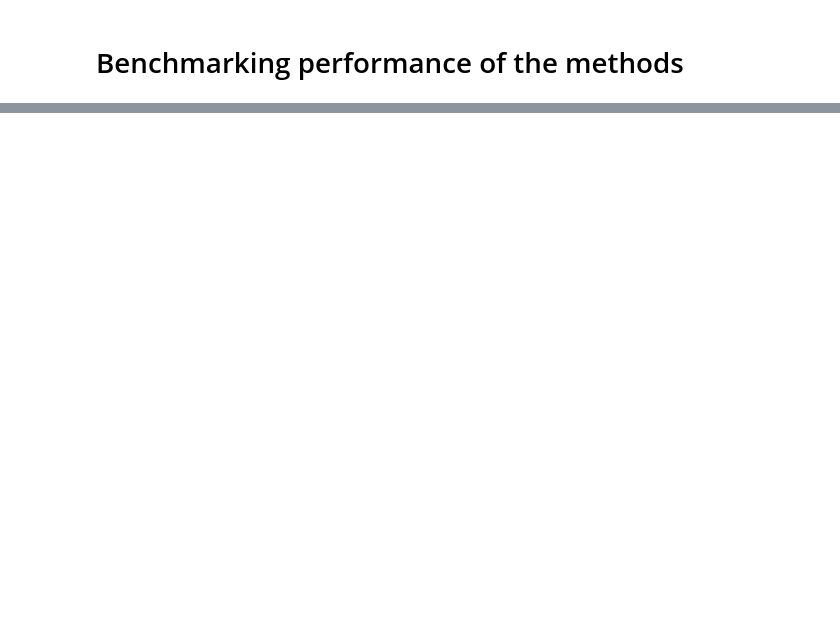
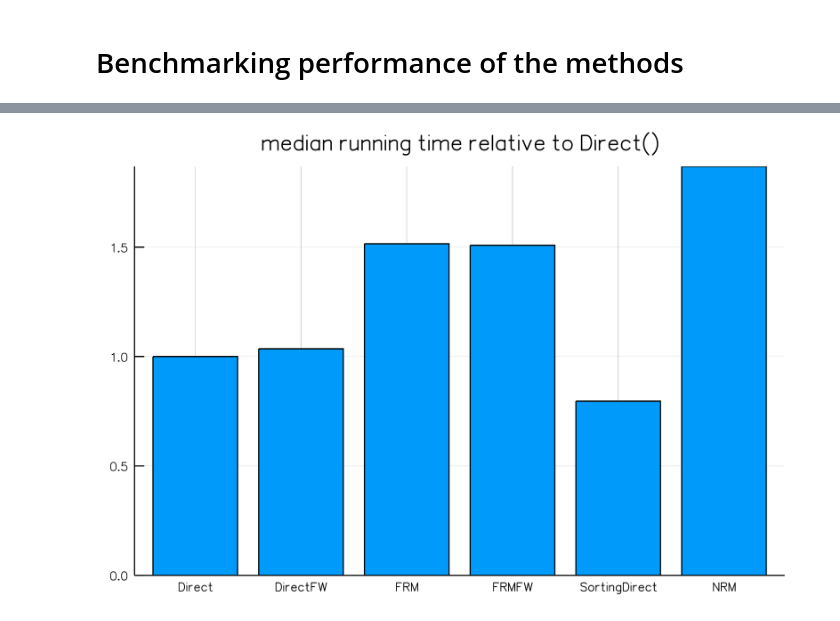
Before and after one commit to isaacsas/SciMLBenchmarks.jl, a Jupyter notebook: Jumps/Twenty_Gene_Example.ipynb, the cells around one changed output, grey strips where cells are left out. Cells and saved outputs as stored; diff of their text form; code cells hidden in the pictures; blank space fills up the shorter version.

```diff
--- a/Jumps/Twenty_Gene_Example.ipynb
+++ b/Jumps/Twenty_Gene_Example.ipynb
@@ -60,4 +61,4 @@ bar(shortlabels,medtimes,title="median running time",leg=false)
 # %%
 relmed = medtimes / medtimes[1]
-bar(shortlabels,relmed,title="median running time relative to Direct()",leg=false)
+bar(shortlabels,relmed,title="median running time relative to Direct()",leg=false,format=fmt)
 # %% [output]
@@ -64,0 +65 @@ bar(shortlabels,relmed,title="median running time relative to Direct()",leg=fals
+[figure, added]
```
Also changed, not shown: parts of 6 cells of this notebook, 1 other file.
